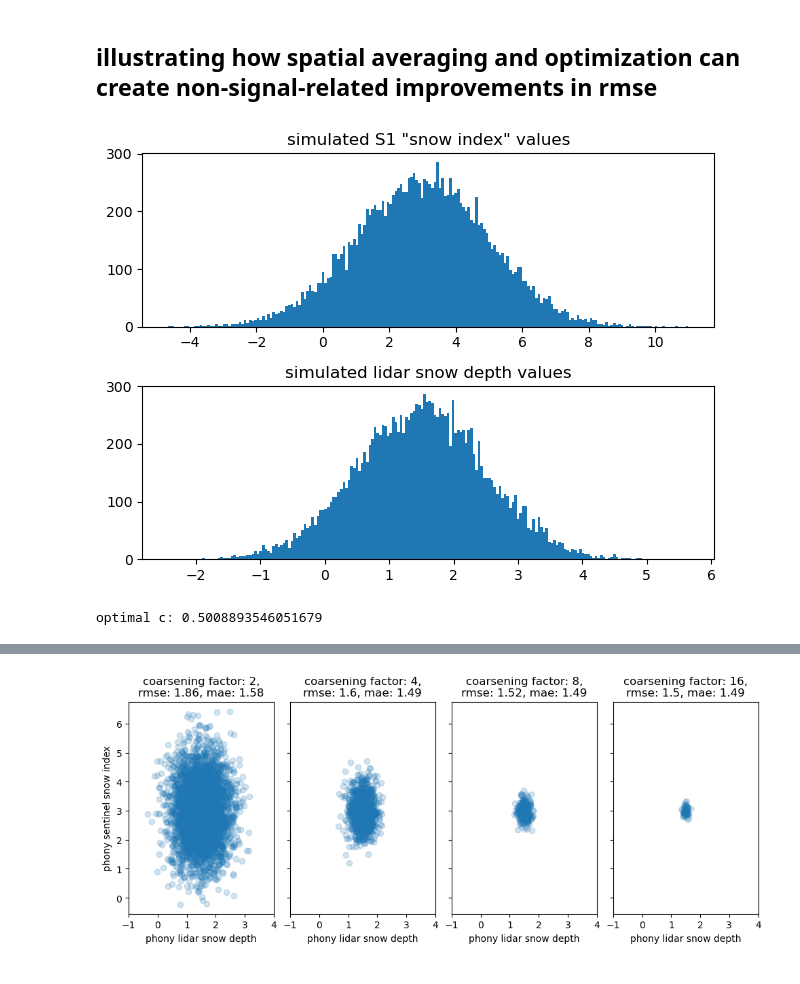
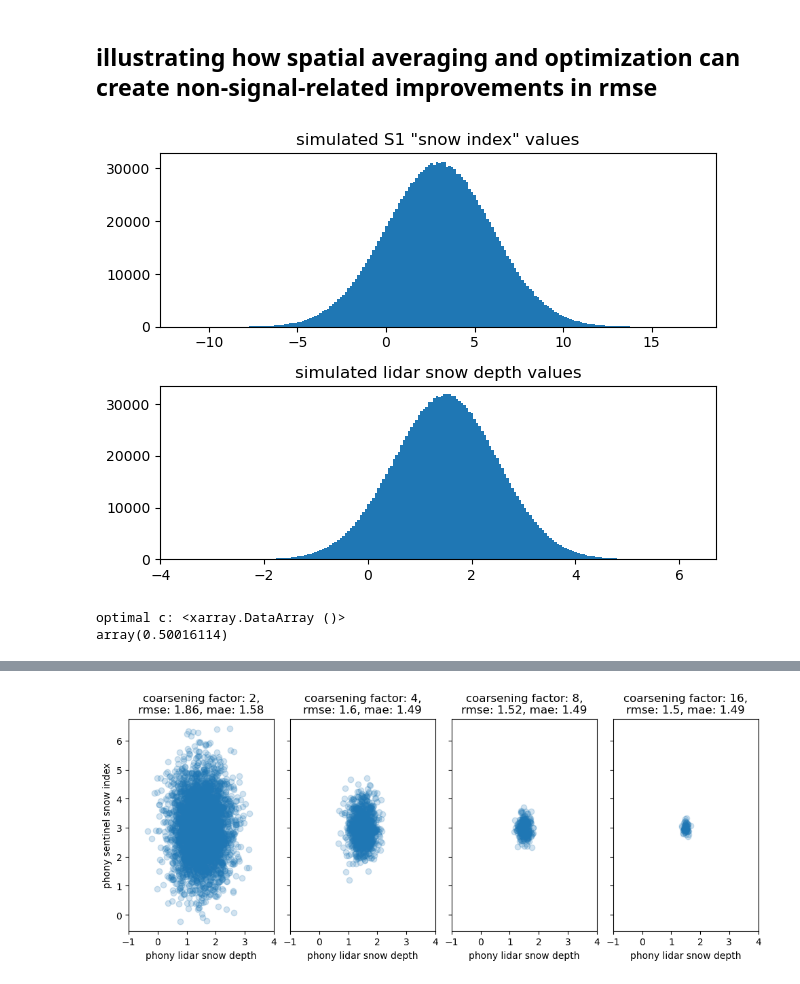
Before and after one commit to ZachHoppinen/spicy-analysis, a Jupyter notebook: src/compare/averaging/coarsening_rmse_effect.ipynb, the cells around one changed output, grey strips where cells are left out. Saved outputs shown, nothing was run; the diff lists cells and outputs as text; code cells hidden in the pictures.

```diff
--- a/src/compare/averaging/coarsening_rmse_effect.ipynb
+++ b/src/compare/averaging/coarsening_rmse_effect.ipynb
@@ -5,25 +6,25 @@ import numpy as np
 import matplotlib.pyplot as plt
 # %%
-rows = 128
-cols = 128
+rows = 128*10
+cols = 128*10
 
 # create phony S1 signal, random values from a normal distribution
-mean, std_dev = 3, 2  # mean snow depth of 3 m
-s1_array = np.random.normal(mean, std_dev, (rows, cols))
+mean, std_dev = 3, 3  # mean snow depth of 3 m
+s1_array = xr.DataArray(np.random.normal(mean, std_dev, (rows, cols)), dims = ['x','y'])
 #s1_array = np.random.rand(rows, cols)
 
 # Create a phony lidar snow depth map with random values drawn from a different normal distribution
 mean, std_dev = 1.5, 1  # mean snow depth of 3 m
-lidar_array = np.random.normal(mean, std_dev, (rows, cols))
+lidar_array = xr.DataArray(np.random.normal(mean, std_dev, (rows, cols)), dims = ['x','y'])
 # %%
 f, ax = plt.subplots(2, 1)
-ax[0].hist(s1_array.ravel(), bins=200);
+ax[0].hist(s1_array.values.ravel(), bins=200);
 ax[0].set_title('simulated S1 "snow index" values')
-ax[1].hist(lidar_array.ravel(), bins=200);
+ax[1].hist(lidar_array.values.ravel(), bins=200);
 ax[1].set_title('simulated lidar snow depth values')
 f.tight_layout()
 # %% [output]
-[figure, old version]
+[figure, new version]
 # %%
 # find optimal c value
 c_optimal = lidar_array.mean()/s1_array.mean()
@@ -33,4 +34,5 @@ np.abs(lidar_array - s1_array).mean()
 c_array = np.linspace(c_optimal-0.3, c_optimal+0.3, 20)
 print(f'optimal c: {c_optimal}')
 # %% [output]
-optimal c: 0.5008893546051679
+optimal c: <xarray.DataArray ()>
+array(0.50016114)
```
Also changed, not shown: parts of 5 cells of this notebook.
